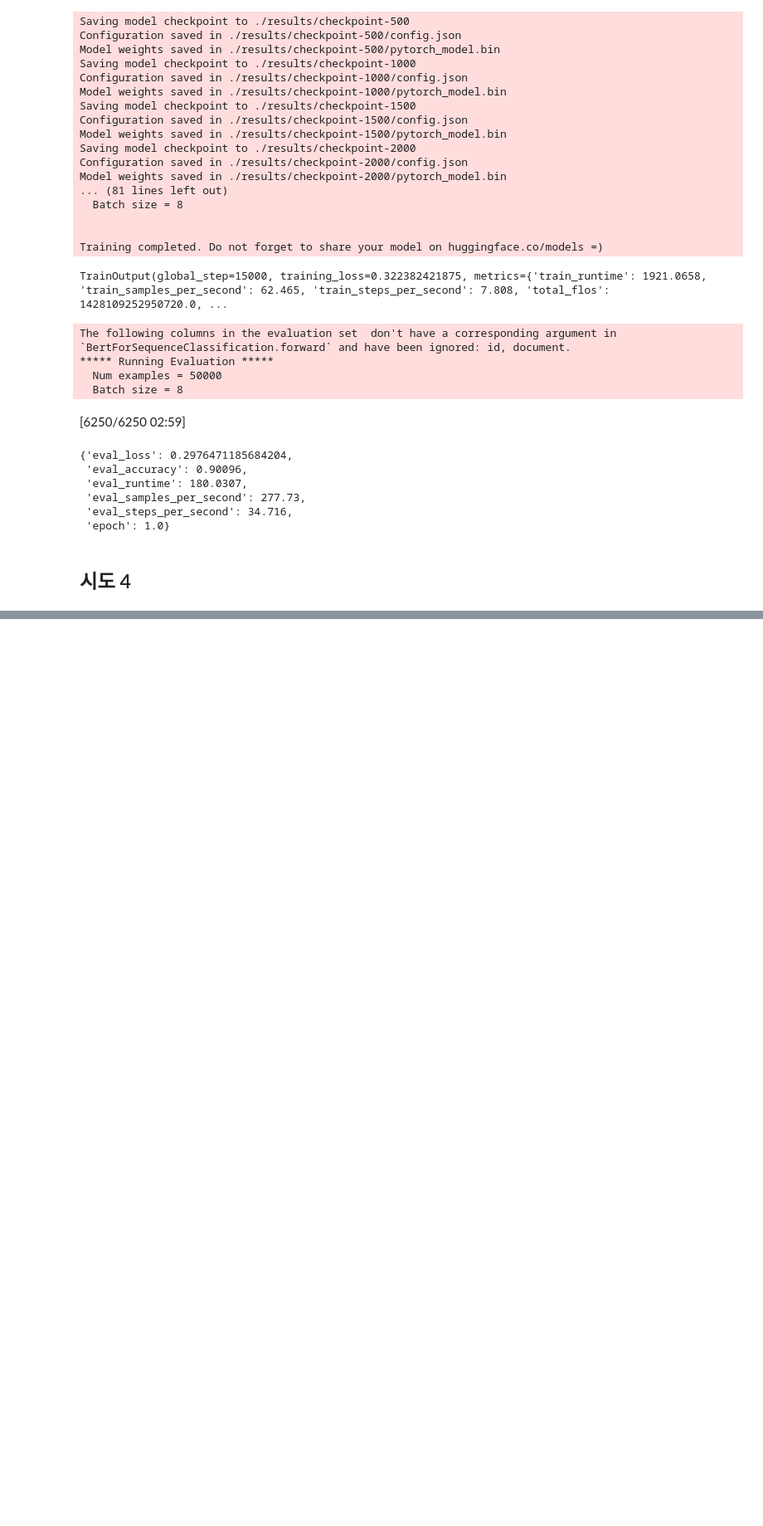
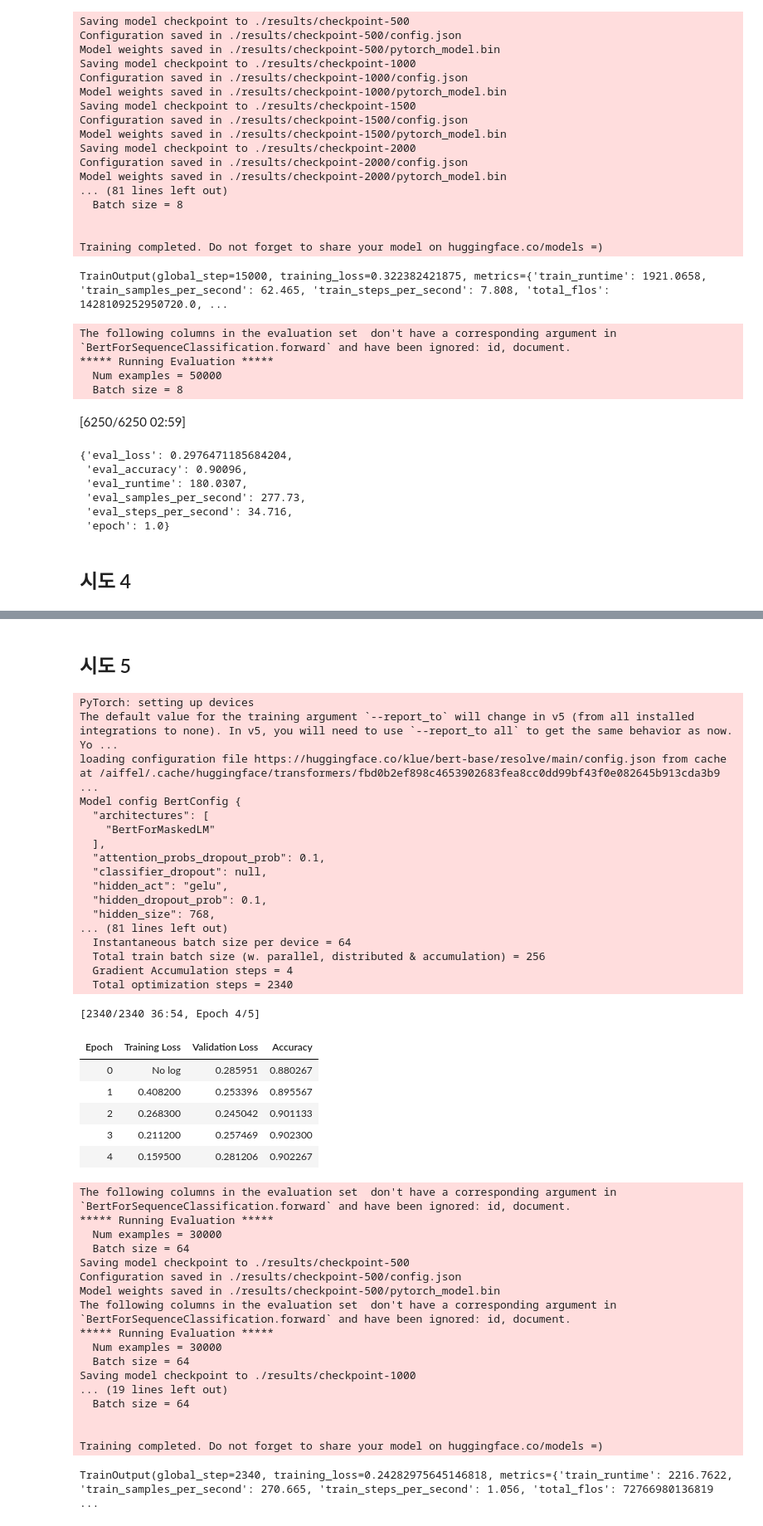
Before and after one commit to KurtKim/Aiffel, a Jupyter notebook: Going_Deeper_NLP/GD_NLP_08/main.ipynb, the cells around one changed output, grey strips where cells are left out. Shown at 83% size. Cells and saved outputs as stored; diff of their text form; code cells hidden in the pictures; blank space fills up the shorter version.

```diff
--- a/Going_Deeper_NLP/GD_NLP_08/main.ipynb
+++ b/Going_Deeper_NLP/GD_NLP_08/main.ipynb
@@ -398,0 +432,66 @@ try_4.evalutate()
+# %% [markdown]
+## 시도 5
+# %%
+try_5 = Classifier(
+    model_name,
+    dataset,
+    TrainingArguments(
+        output_dir,
+        evaluation_strategy="epoch",
+        learning_rate=2e-5,
+        per_device_train_batch_size=64,
+        per_device_eval_batch_size=64,
+        gradient_accumulation_steps=4,
+        eval_accumulation_steps=4,
+        num_train_epochs=5,
+        warmup_steps=1000,
+        weight_decay=0.01,
+        gradient_checkpointing=True,
+        fp16=True,
+        group_by_length=True
+    ))
+
+try_5.fine_tuning()
+# %% [output]
+PyTorch: setting up devices
+The default value for the training argument `--report_to` will change in v5 (from all installed integrations to none). In v5, you will need to use `--report_to all` to get the same behavior as now. Yo ...
+loading configuration file https://huggingface.co/klue/bert-base/resolve/main/config.json from cache at /aiffel/.cache/huggingface/transformers/fbd0b2ef898c4653902683fea8cc0dd99bf43f0e082645b913cda3b9 ...
+Model config BertConfig {
+  "architectures": [
+    "BertForMaskedLM"
+  ],
+  "attention_probs_dropout_prob": 0.1,
+  "classifier_dropout": null,
+  "hidden_act": "gelu",
+  "hidden_dropout_prob": 0.1,
+  "hidden_size": 768,
+... (81 lines left out)
+  Instantaneous batch size per device = 64
+  Total train batch size (w. parallel, distributed & accumulation) = 256
+  Gradient Accumulation steps = 4
+  Total optimization steps = 2340
+[2340/2340 36:54, Epoch 4/5]
+| Epoch | Training Loss | Validation Loss | Accuracy |
+| 0 | No log | 0.285951 | 0.880267 |
+| 1 | 0.408200 | 0.253396 | 0.895567 |
+| 2 | 0.268300 | 0.245042 | 0.901133 |
+| 3 | 0.211200 | 0.257469 | 0.902300 |
+| 4 | 0.159500 | 0.281206 | 0.902267 |
+The following columns in the evaluation set  don't have a corresponding argument in `BertForSequenceClassification.forward` and have been ignored: id, document.
+***** Running Evaluation *****
+  Num examples = 30000
+  Batch size = 64
+Saving model checkpoint to ./results/checkpoint-500
+Configuration saved in ./results/checkpoint-500/config.json
+Model weights saved in ./results/checkpoint-500/pytorch_model.bin
+The following columns in the evaluation set  don't have a corresponding argument in `BertForSequenceClassification.forward` and have been ignored: id, document.
+***** Running Evaluation *****
+  Num examples = 30000
+  Batch size = 64
+Saving model checkpoint to ./results/checkpoint-1000
+... (19 lines left out)
+  Batch size = 64
+
+
+Training completed. Do not forget to share your model on huggingface.co/models =)
+TrainOutput(global_step=2340, training_loss=0.24282975645146818, metrics={'train_runtime': 2216.7622, 'train_samples_per_second': 270.665, 'train_steps_per_second': 1.056, 'total_flos': 72766980136819 ...
```
Also changed, not shown: parts of 5 cells of this notebook.
